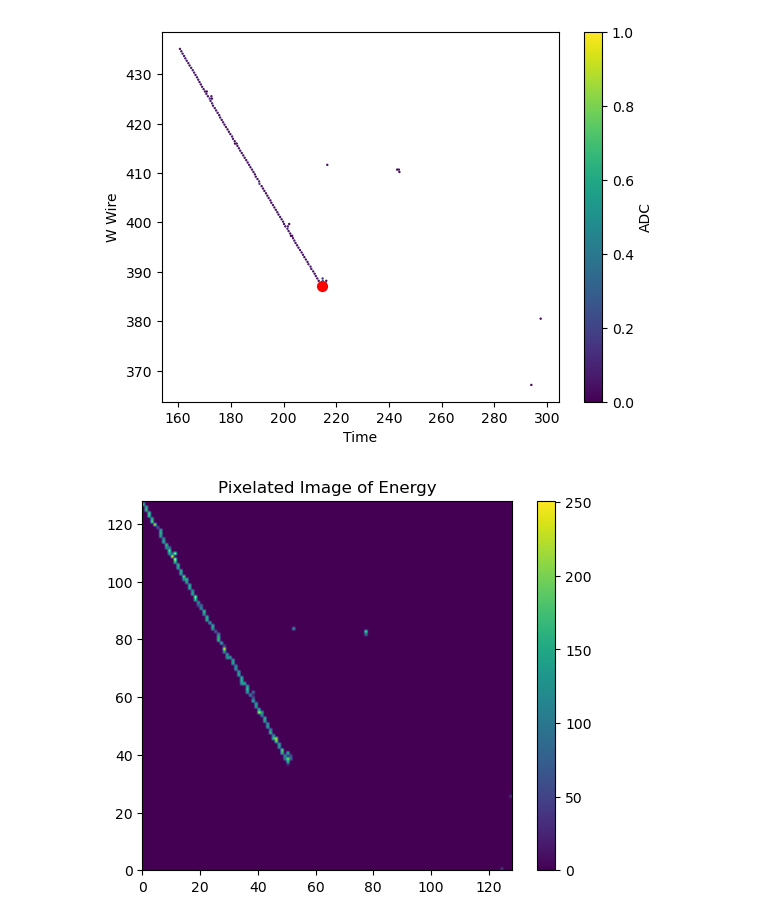
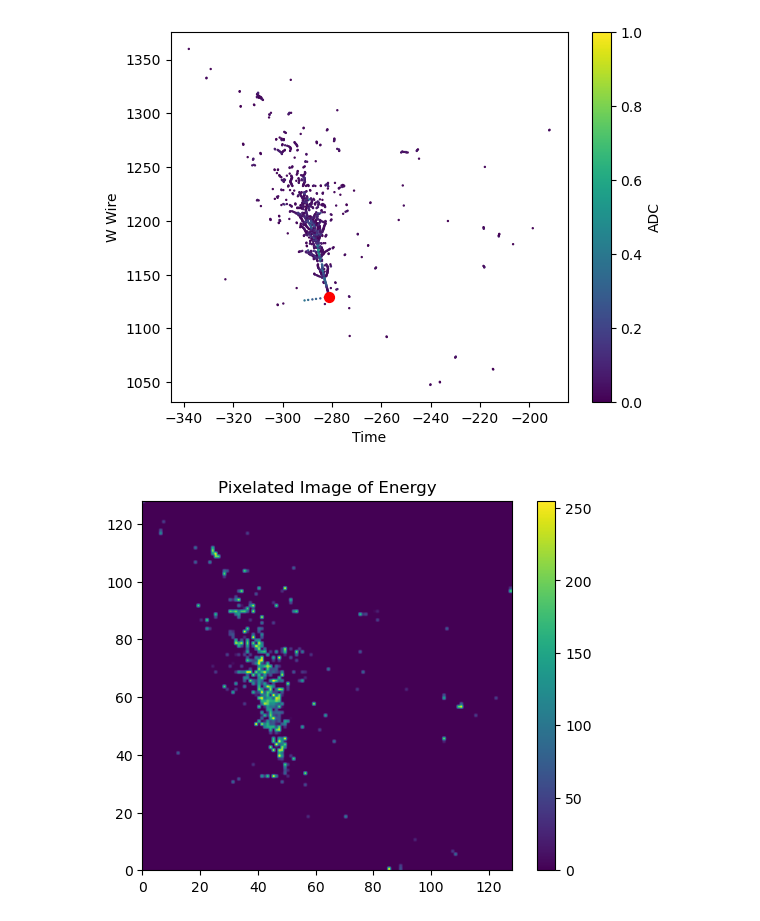
Before and after one commit to mohummudh/neutrinos-dune, a Jupyter notebook: andrew/5cnn/MakingImages.ipynb, the cells around one changed output. Saved outputs shown, nothing was run; the diff lists cells and outputs as text; code cells hidden in the pictures.

```diff
--- a/andrew/5cnn/MakingImages.ipynb
+++ b/andrew/5cnn/MakingImages.ipynb
@@ -22,9 +22,9 @@ def plot_w_event(number):
     plt.ylabel('W Wire')
     plt.show()
 # %%
-plot_w_event(114)
+plot_w_event(1666)
 # %% [output]
-[figure, old version]
+[figure, new version]
 # %%
 def image(event_number):
     x = view_w.x[event_number]
@@ -46,5 +46,5 @@ def image(event_number):
 # %%
-matrix = image(114)
+matrix = image(1666)
 # %% [output]
-[figure, old version]
+[figure, new version]
 # %%
```
Also changed, not shown: parts of 2 cells of this notebook, 3 other files.
